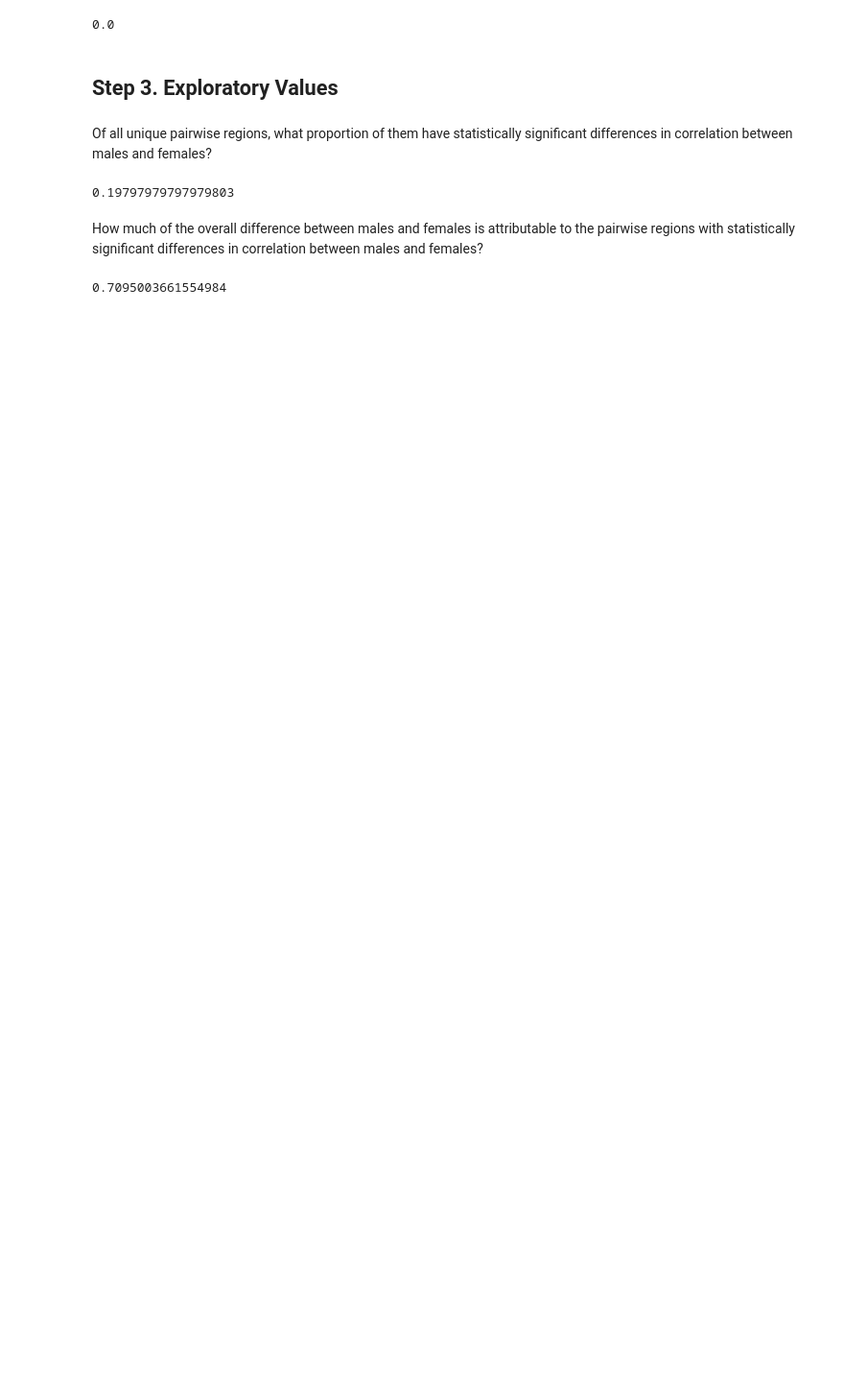
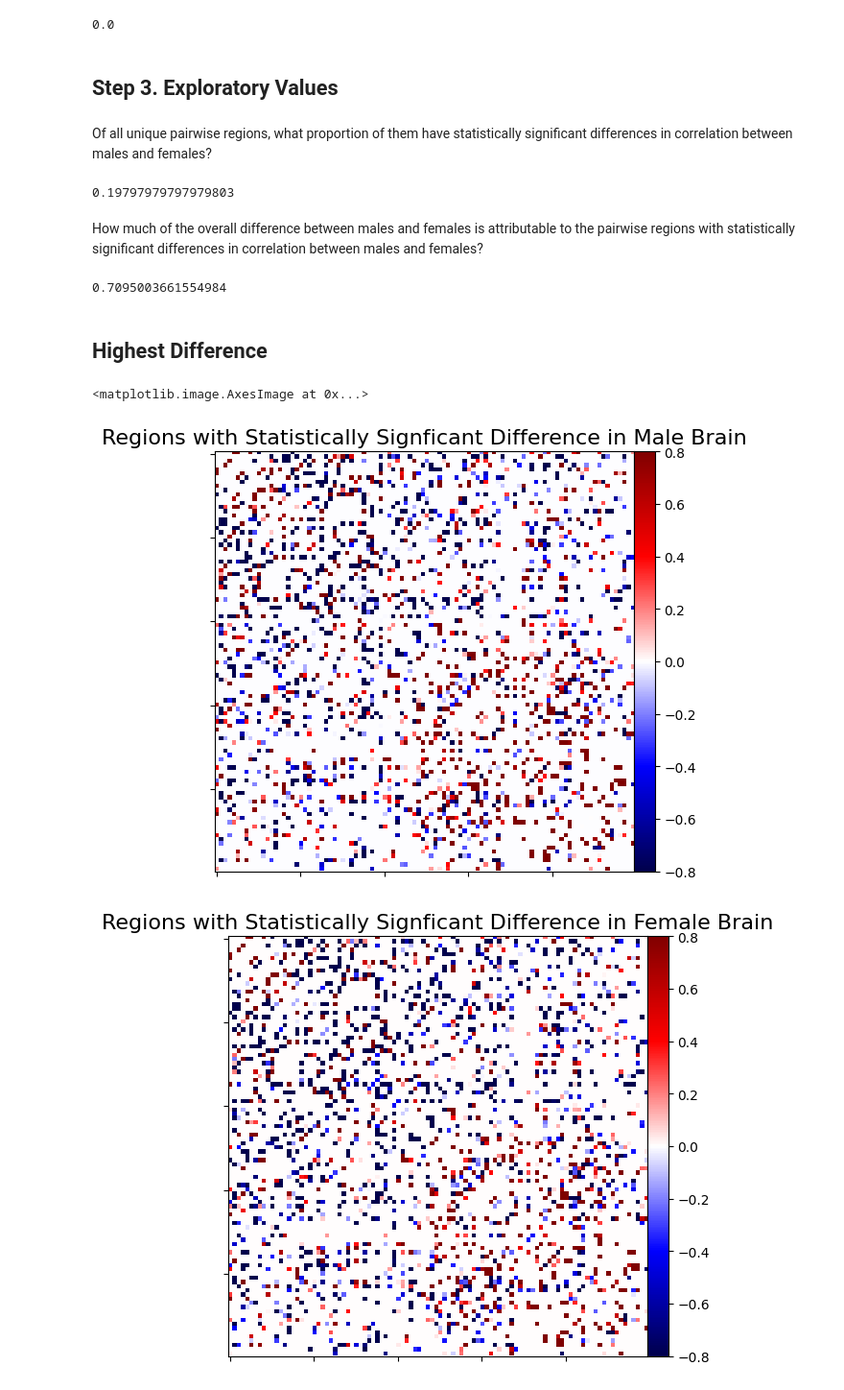
Before and after one commit to AndrewCheng02/DSC180B-Capstone-ProjectA09, a Jupyter notebook: HCP Data.ipynb, the cells around one changed output. Shown at 96% size. Drawn from its saved outputs; the diff is of its cells as text; code cells hidden in the pictures; blank space fills up the shorter version.

Commit message:
more EDA on HCP Data
added figures to part 3

```diff
--- a/HCP Data.ipynb
+++ b/HCP Data.ipynb
@@ -322,3 +322,19 @@ How much of the overall difference between males and females is attributable to
 np.linalg.norm(significant_regions) / observed_overall_diff # proportion of the overall difference attributable to significant regions
 # %% [output]
 0.7095003661554984
+# %% [markdown]
+## Highest Difference
+# %%
+m_significant_regions = np.where(significant_regions == 0, 0, m_avg_netmat)
+f_significant_regions = np.where(significant_regions == 0, 0, f_avg_netmat)
+# %%
+plotting.plot_matrix( # visualize element-wise difference of averages
+    m_significant_regions, colorbar=True, vmax=0.8, vmin=-0.8, title = "Regions with Statistically Signficant Difference in Male Brain", cmap='seismic')
+plotting.plot_matrix( # visualize element-wise difference of averages
+    f_significant_regions, colorbar=True, vmax=0.8, vmin=-0.8, title = "Regions with Statistically Signficant Difference in Female Brain", cmap='seismic')
+plotting.plot_matrix( # visualize element-wise difference of averages
+    np.abs(m_significant_regions - f_significant_regions), colorbar=True, vmax=2, vmin=0, title = "The Difference", cmap='binary')
+# %% [output]
+<matplotlib.image.AxesImage at 0x...>
+[figure, added]
+[figure, added]
```
Also changed, not shown: parts of 9 cells of this notebook.
